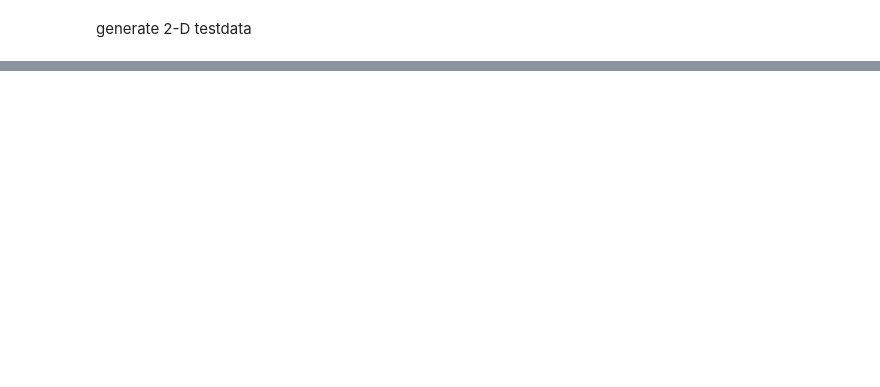
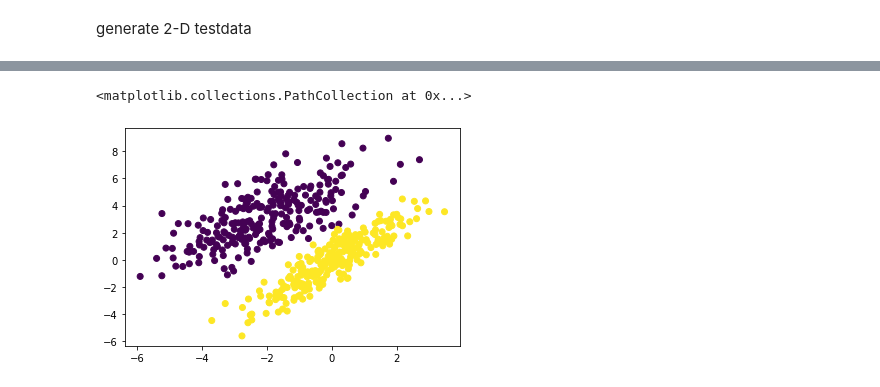
Before and after one commit to mario-dohr/my-college-lectures, a Jupyter notebook: DeepLearning/chapter-4.ipynb, the cells around one changed output, grey strips where cells are left out. Saved outputs shown, nothing was run; the diff lists cells and outputs as text; code cells hidden in the pictures; blank space fills up the shorter version.

```diff
--- a/DeepLearning/chapter-4.ipynb
+++ b/DeepLearning/chapter-4.ipynb
@@ -165,19 +206,20 @@ def loss_perc(y_p,y):
 # %%
-def train_loop_perc(X,y,lr=1e-3,n_epoch=500):
+def train_loop_sigmdoid_2(X,y,loss_fn,lr=1e-3,n_epoch=500):
     w = torch.ones(3,requires_grad=True)
-    print(w)
+   # print(w)
     for i in range(n_epoch):
         if w.grad is not None:
             w.grad.zero_()
 
-        y_p = model_perc(X,w)
-        l = loss_perc(y_p,y)
-        print(l)
+        y_p = model_sigmoid(X,w)
+        l = loss_fn(y_p,y)
         l.backward()
 
         if i % 100 == 0:
             print('Epoch %d, Loss %f' % (i,l))
 
-        w = (w - lr * w.grad).detach().requires_grad()
+        w = (w - lr * w.grad)
+        w.detach_()
+        w.requires_grad_()
 
     return w
@@ -193,0 +226,4 @@ tensor(0.)
+# %%
+loss_bce = nn.BCELoss(reduction='sum')
+w = train_loop_sigmdoid_2(X,y,loss_bce,lr=1e-4,n_epoch=5000)
+y_p = model_sigmoid(X,w).detach()
@@ -193,0 +248,7 @@ tensor(0.)
+# %%
+y_p[y_p < 0.5] = 0
+y_p[y_p >= 0.5] = 1
+plt.scatter(X[:,0],X[:,1],c=y_p)
+# %% [output]
+<matplotlib.collections.PathCollection at 0x...>
+[figure, added]
```
Also changed, not shown: parts of 28 cells of this notebook, 1 other file.
